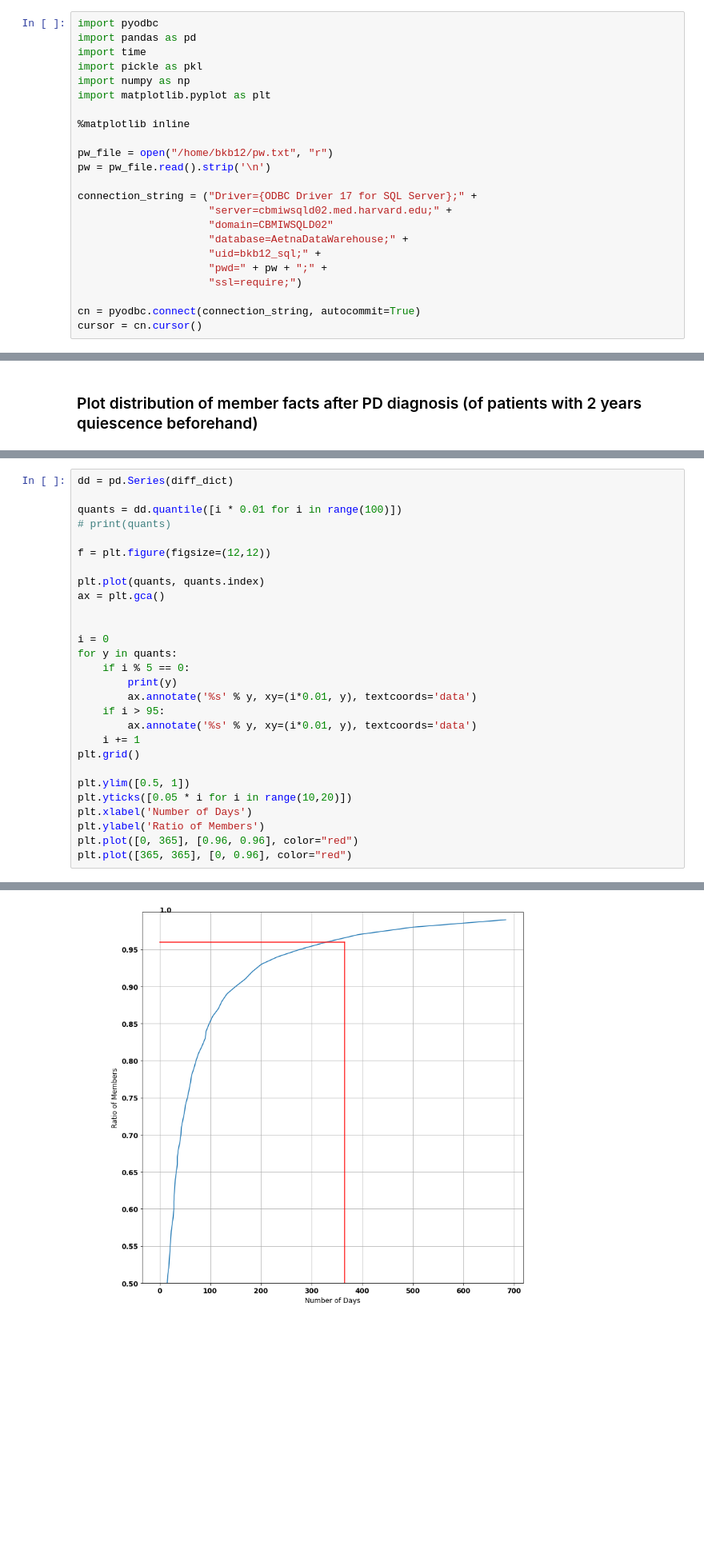
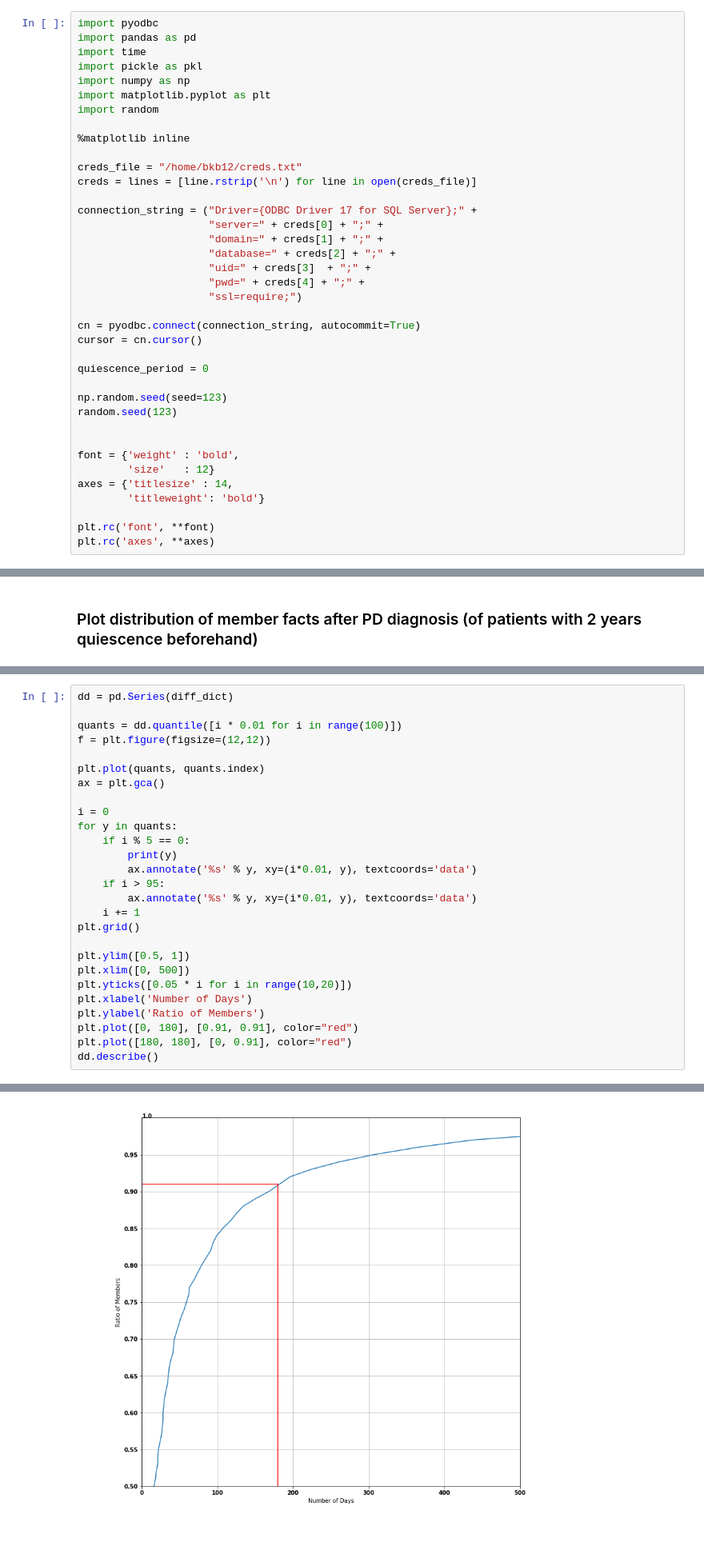
Before and after one commit to brettbj/ParkinsonsAdverseEvents, a Jupyter notebook: VirtualTrial.ipynb, the cells around one changed output, grey strips where cells are left out. Shown at 80% size. Cells and saved outputs as stored; diff of their text form; blank space fills up the shorter version.

```diff
--- a/VirtualTrial.ipynb
+++ b/VirtualTrial.ipynb
@@ -5,19 +5,34 @@ import time
 import pickle as pkl
 import numpy as np
 import matplotlib.pyplot as plt
+import random
 
 %matplotlib inline
 
-pw_file = open("/home/bkb12/pw.txt", "r")
-pw = pw_file.read().strip('\n')
+creds_file = "/home/bkb12/creds.txt"
+creds = lines = [line.rstrip('\n') for line in open(creds_file)]
 
 connection_string = ("Driver={ODBC Driver 17 for SQL Server};" +
-                     "server=cbmiwsqld02.med.harvard.edu;" +
-                     "domain=CBMIWSQLD02"
-                     "database=AetnaDataWarehouse;" +
-                     "uid=bkb12_sql;" +
-                     "pwd=" + pw + ";" +
+                     "server=" + creds[0] + ";" +
+                     "domain=" + creds[1] + ";" +
+                     "database=" + creds[2] + ";" +
+                     "uid=" + creds[3]  + ";" +
+                     "pwd=" + creds[4] + ";" +
                      "ssl=require;")
 
 cn = pyodbc.connect(connection_string, autocommit=True)
 cursor = cn.cursor()
+
+quiescence_period = 0
+
+np.random.seed(seed=123)
+random.seed(123)
+
+
+font = {'weight' : 'bold',
+        'size'   : 12}
+axes = {'titlesize' : 14,
+        'titleweight': 'bold'}
+
+plt.rc('font', **font)
+plt.rc('axes', **axes)
@@ -87,13 +97,10 @@ for i, row in df.iterrows():
 dd = pd.Series(diff_dict)
 
 quants = dd.quantile([i * 0.01 for i in range(100)])
-# print(quants)
-
 f = plt.figure(figsize=(12,12))
 
 plt.plot(quants, quants.index)
 ax = plt.gca()
-
 
 i = 0
 for y in quants:
@@ -106,11 +113,13 @@ for y in quants:
 plt.grid()
 
 plt.ylim([0.5, 1])
+plt.xlim([0, 500])
 plt.yticks([0.05 * i for i in range(10,20)])
 plt.xlabel('Number of Days')
 plt.ylabel('Ratio of Members')
-plt.plot([0, 365], [0.96, 0.96], color="red")
-plt.plot([365, 365], [0, 0.96], color="red")
+plt.plot([0, 180], [0.91, 0.91], color="red")
+plt.plot([180, 180], [0, 0.91], color="red")
+dd.describe()
 # %% [output]
 0.0
 0.0
@@ -136 +153 @@ plt.plot([365, 365], [0, 0.96], color="red")
-[figure, old version]
+[figure, new version]
```
Also changed, not shown: parts of 44 cells of this notebook, 21 other files.
